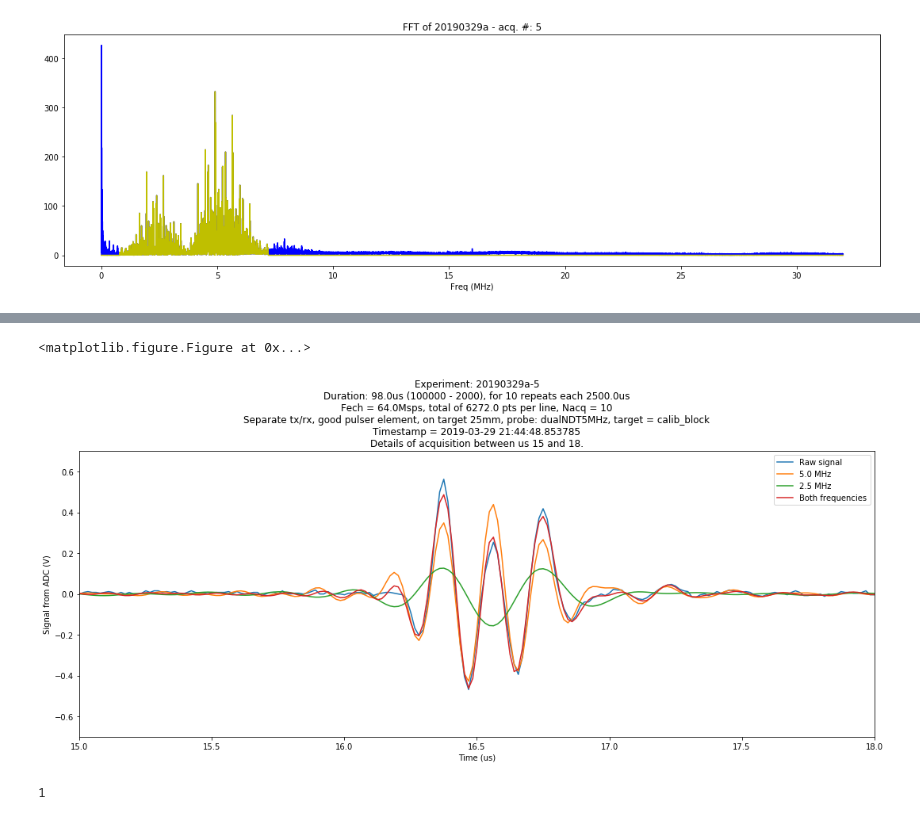
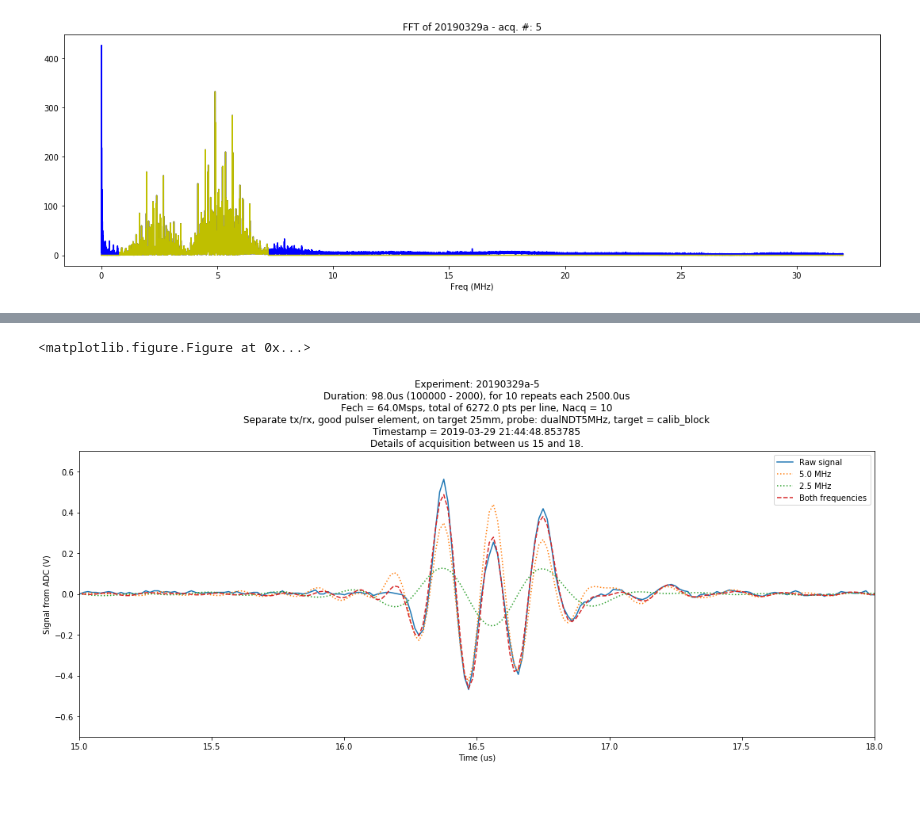
Before and after one commit to kelu124/echomods, a Jupyter notebook: matty/20190329a/20190329a-NDT.ipynb, the cells around one changed output, grey strips where cells are left out. Cells and saved outputs as stored; diff of their text form; code cells hidden in the pictures.

```diff
--- a/matty/20190329a/20190329a-NDT.ipynb
+++ b/matty/20190329a/20190329a-NDT.ipynb
@@ -58,30 +61,28 @@ tag_image(file_name,"matty,dualNDT5MHz", "20190329a", "graph", DESC)
 # %%
 fig=plt.figure(figsize=(15, 7))
 ax=fig.add_subplot(111)
 minT,maxT=15, 18
 ax.plot(y.t,y.tmp,label="Raw signal")
-ax.plot(y.t,y.filtered_signal,label = "5.0 MHz")
-ax.plot(x.t,x.filtered_signal,label = "2.5 MHz")
-ax.plot(z.t,z.filtered_signal,label = "Both frequencies")
+ax.plot(y.t,y.filtered_signal,label = "5.0 MHz",linestyle=":")
+ax.plot(x.t,x.filtered_signal,label = "2.5 MHz",linestyle=":")
+ax.plot(z.t,z.filtered_signal,label = "Both frequencies",linestyle="--")
 ax.set_xlim(minT,maxT)
 ax.set_ylim(-0.7, 0.7)
 ax.legend()
 DESC = z.create_title_text()+"\nDetails of acquisition between us "+str(minT)+" and "+ str(maxT)+"."
 plt.title(DESC)
 ax.set_xlabel('Time (us)')
 ax.set_ylabel('Signal from ADC (V)')
 plt.tight_layout()
 
 file_name = "images/details_"+str(minT)+"-"+str(maxT)+"_"+z.iD+"-"+str(z.N)+".jpg"
 
+plt.savefig(file_name)
+tag_image(file_name,"matty,dualNDT5MHz", "20190329a", "graph", DESC)
 plt.show()
-plt.savefig(file_name)
-
-tag_image(file_name,"matty,dualNDT5MHz", "20190329a", "graph", DESC)
 # %% [output]
 <matplotlib.figure.Figure at 0x...>
-[figure, old version]
+[figure, new version]
-1
 # %%
 fig=plt.figure(figsize=(15, 7))
 ax=fig.add_subplot(111)
```
Also changed, not shown: parts of 8 cells of this notebook, 27 other files.
